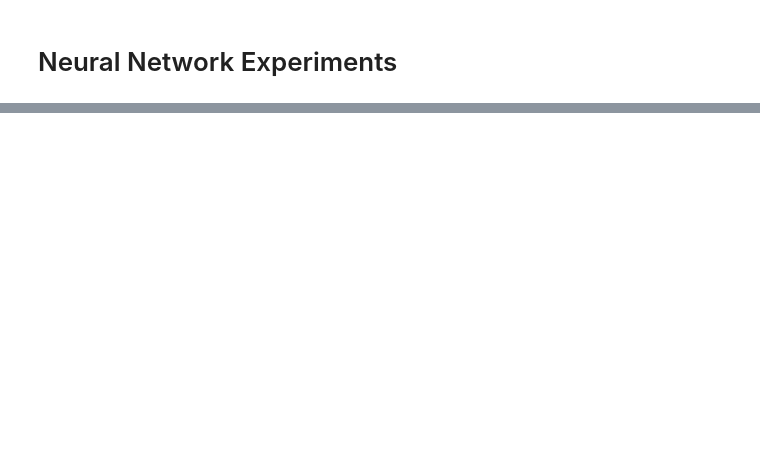
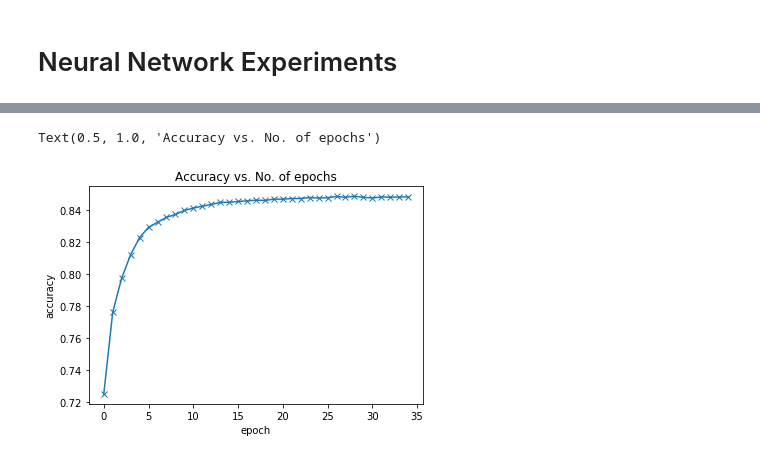
Before and after one commit to eerichmond/ml-wildfire-prediction, a Jupyter notebook: 6_nn_experiments.ipynb, the cells around one changed output, grey strips where cells are left out. Cells and saved outputs as stored; diff of their text form; code cells hidden in the pictures; blank space fills up the shorter version.

```diff
--- a/6_nn_experiments.ipynb
+++ b/6_nn_experiments.ipynb
@@ -246,0 +252,8 @@ ValueError: x and y must be the same size
+# %%
+def accuracy(outputs, labels):
+    _, preds = torch.max(outputs, dim=1)
+    return torch.tensor(torch.sum(preds == labels).item() / len(preds))
+# %%
+def evaluate(model, valation_dl):
+    outputs = [model.validation_step(batch) for batch in valation_dl]
+    return model.validation_epoch_end(outputs)
@@ -246,0 +292,23 @@ ValueError: x and y must be the same size
+# %%
+def fit(epochs, lr, model, train_dl, validation_dl, opt_func=torch.optim.SGD):
+    optimizer = opt_func(model.parameters(), lr)
+    history = [] # for recording epoch-wise results
+
+    for epoch in range(epochs):
+        # Training Phase
+        for batch in train_dl:
+            loss = model.training_step(batch)
+            loss.backward()
+            optimizer.step()
+            optimizer.zero_grad()
+
+        # Validation phase
+        result = evaluate(model, validation_dl)
+        model.epoch_end(epoch, result)
+        history.append(result)
+
+    return history
+# %%
+feature_count = features.size()[-1]
+model = LogisticModel(feature_count, 2)
+history = fit(35, 0.005, model, train_dl, test_dl)
@@ -246,0 +333,9 @@ ValueError: x and y must be the same size
+# %%
+accuracies = [result['accuracy'] for result in history]
+plt.plot(accuracies, '-x')
+plt.xlabel('epoch')
+plt.ylabel('accuracy')
+plt.title('Accuracy vs. No. of epochs')
+# %% [output]
+Text(0.5, 1.0, 'Accuracy vs. No. of epochs')
+[figure, added]
```
Also changed, not shown: parts of 22 cells of this notebook, 2 other files.
